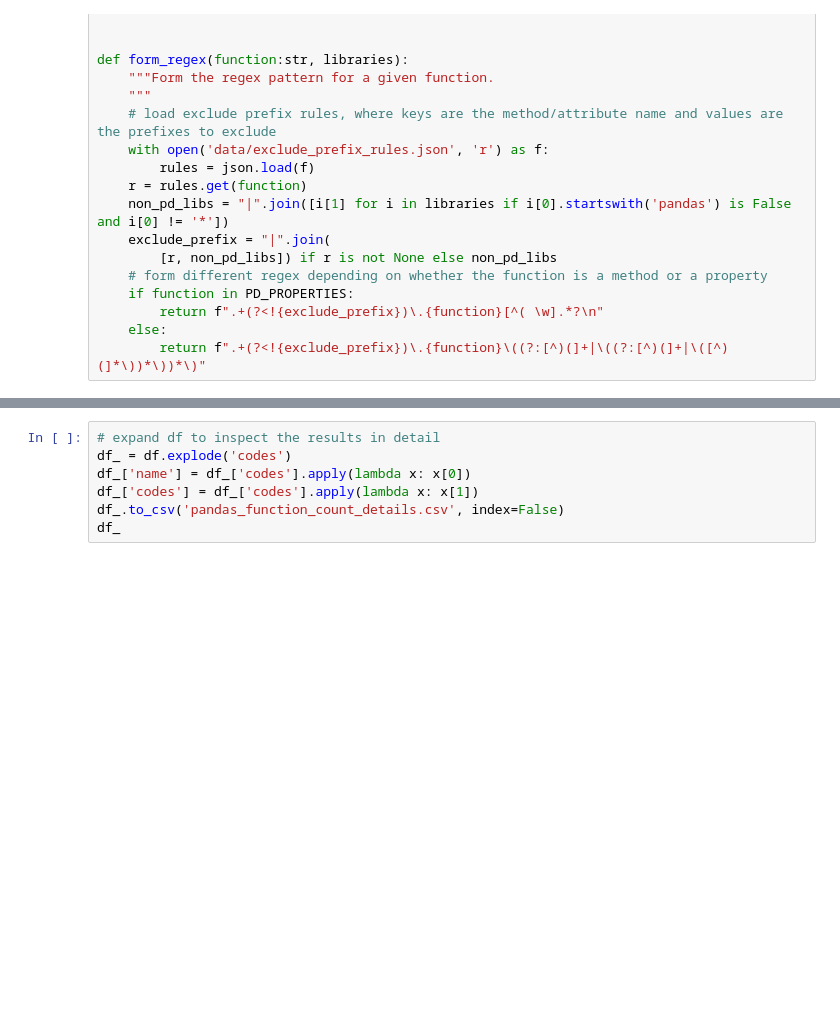
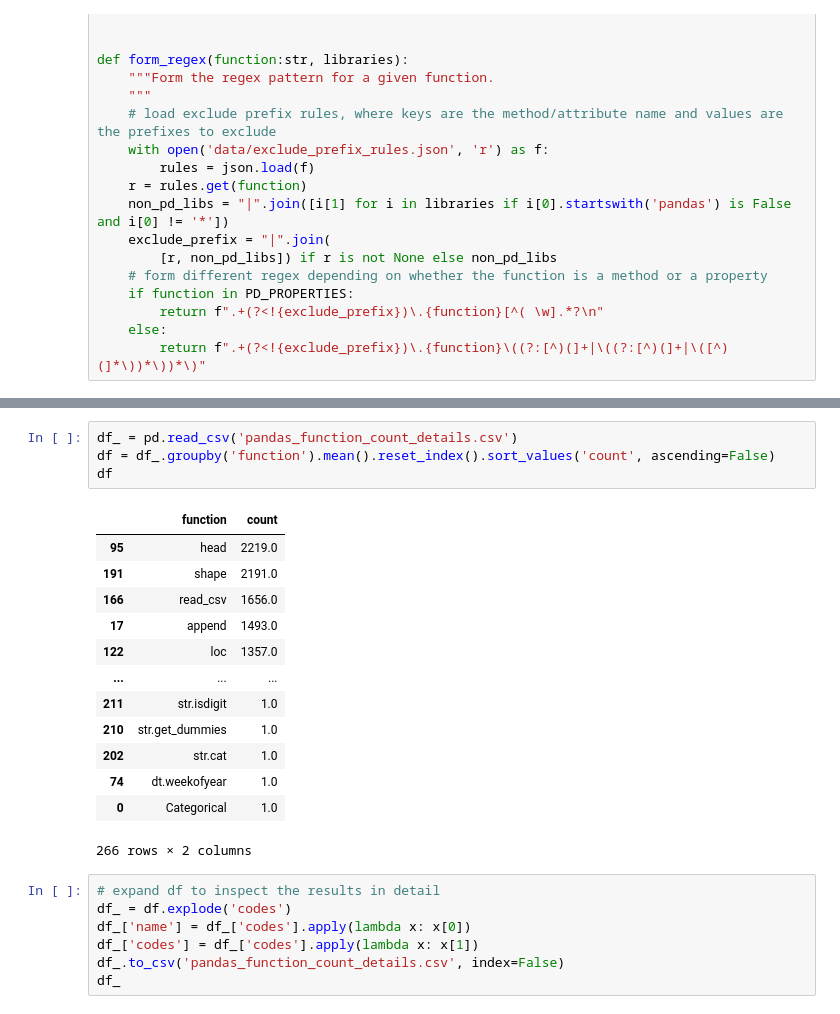
Before and after one commit to jhnyc/top-pandas-functions, a Jupyter notebook: top_pandas_functions.ipynb, the cells around one changed output, grey strips where cells are left out. Saved outputs shown, nothing was run; the diff lists cells and outputs as text; blank space fills up the shorter version.

```diff
--- a/top_pandas_functions.ipynb
+++ b/top_pandas_functions.ipynb
@@ -221,6 +221,24 @@ notebooks/13426732_fashion-product-images-classifier.ipynb is not a valid .ipynb
 notebooks/95554548_titanic-xgboost.ipynb is not a valid .ipynb file and has been deleted.
 notebooks/96673611_pistachio-image-classification-using-cnn.ipynb is not a valid .ipynb file and has been deleted.
 notebooks/95634612_what-is-zsl-vmware.ipynb is not a valid .ipynb file and has been deleted.
+# %%
+df_ = pd.read_csv('pandas_function_count_details.csv')
+df = df_.groupby('function').mean().reset_index().sort_values('count', ascending=False)
+df
+# %% [output]
+|  | function | count |
+| 95 | head | 2219.0 |
+| 191 | shape | 2191.0 |
+| 166 | read_csv | 1656.0 |
+| 17 | append | 1493.0 |
+| 122 | loc | 1357.0 |
+| ... | ... | ... |
+| 211 | str.isdigit | 1.0 |
+| 210 | str.get_dummies | 1.0 |
+| 202 | str.cat | 1.0 |
+| 74 | dt.weekofyear | 1.0 |
+| 0 | Categorical | 1.0 |
+266 rows × 2 columns
 # %%
 # expand df to inspect the results in detail
 df_ = df.explode('codes')
```
Also changed, not shown: parts of 5 cells of this notebook.
